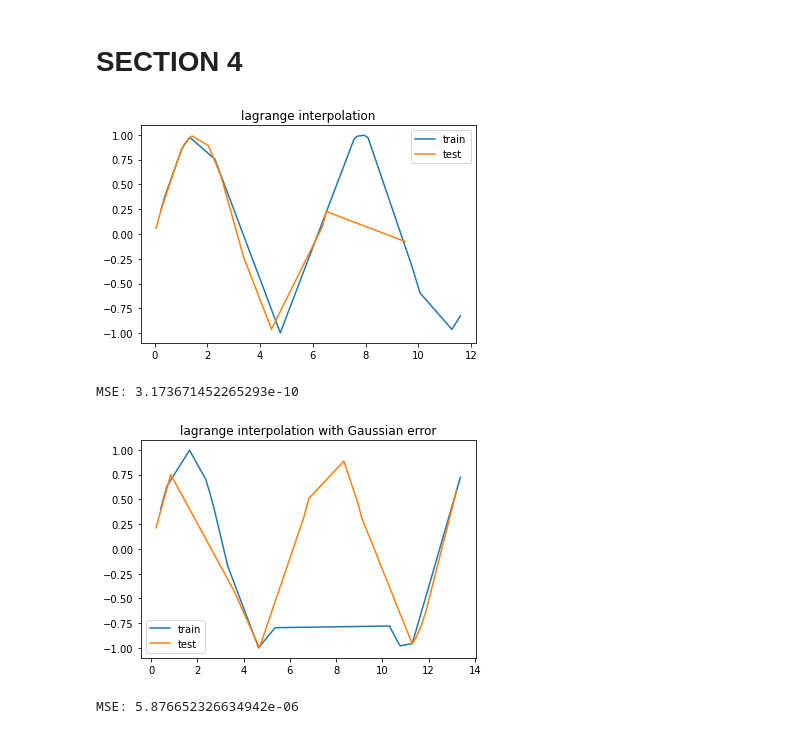
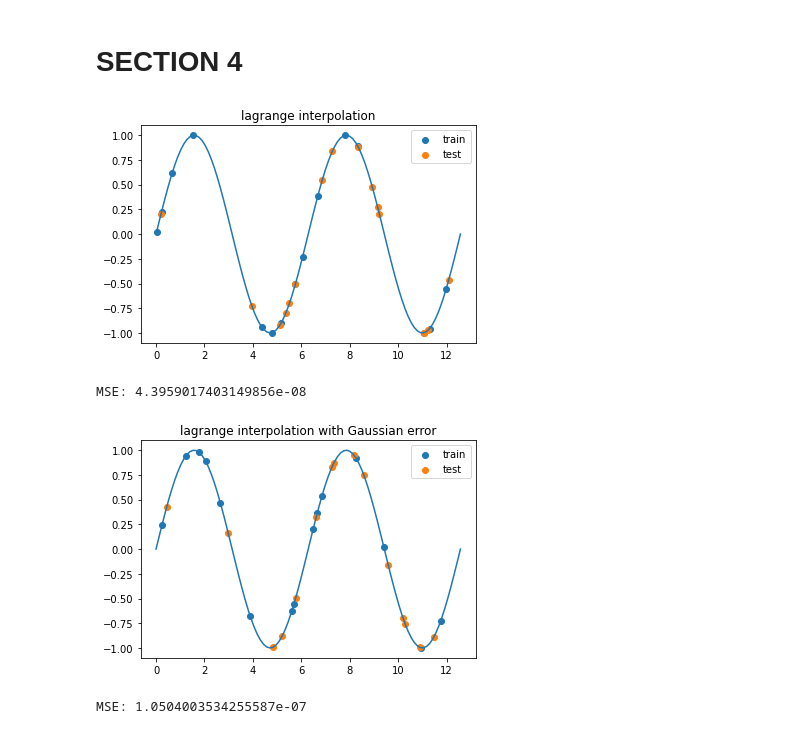
Before and after one commit to arstrim/UW_CS760, a Jupyter notebook: hw2.ipynb, the cells around one changed output. Cells and saved outputs as stored; diff of their text form; code cells hidden in the pictures.

Commit message:
fixed part 4 graphs

```diff
--- a/hw2.ipynb
+++ b/hw2.ipynb
@@ -515,12 +515,13 @@ x = sorted(np.random.uniform(a, b, n_points))
 y = np.sin(x)
 poly = lagrange(x, y)
 
-plt.plot(x, y, label = 'train')
+plt.scatter(x, y, label = 'train')
+plt.plot(np.linspace(a, b, 100), np.sin(np.linspace(a, b, 100)))
 
 x_test = sorted(np.random.uniform(a, b, n_points))
 y_pred = poly(x_test)
 y_true = np.sin(x_test)
-plt.plot(x_test, y_pred, label = 'test')
+plt.scatter(x_test, y_pred, label = 'test')
 
 plt.legend()
 plt.title('lagrange interpolation')
@@ -530,34 +531,35 @@ plt.show();
 MSE = np.square(np.subtract(y_true,y_pred)).mean()
 print('MSE:', MSE)
 # %% [output]
-[figure, old version]
+[figure, new version]
-MSE: 3.173671452265293e-10
+MSE: 4.3959017403149856e-08
 # %%
 x = sorted(np.random.uniform(a, b, n_points))
 noise = np.random.normal(loc=0.0, scale=1.0, size=n_points)
 x+=noise
 x = sorted(x)
 # x = sorted(np.random.uniform(a, b, 19))
 y = np.sin(x)
 poly = lagrange(x, y)
+plt.plot(np.linspace(a, b, 100), np.sin(np.linspace(a, b, 100)))
 
-plt.plot(x, y, label = 'train')
+plt.scatter(x, y, label = 'train')
 
 x_test = sorted(np.random.uniform(a, b, n_points))
 noise = np.random.normal(loc=0.0, scale=1.0, size=n_points)
 x_test+=noise
 x_test = sorted(x_test)
 y_pred = poly(x_test)
 y_true = np.sin(x_test)
-plt.plot(x_test, y_pred, label = 'test')
+plt.scatter(x_test, y_pred, label = 'test')
 
 plt.legend()
 plt.title('lagrange interpolation with Gaussian error')
 plt.savefig('lagrange_error.png')
 plt.show();
 
 MSE = np.square(np.subtract(y_true,y_pred)).mean()
 print('MSE:', MSE)
 # %% [output]
-[figure, old version]
+[figure, new version]
-MSE: 5.876652326634942e-06
+MSE: 1.0504003534255587e-07
```
Also changed, not shown: parts of 10 cells of this notebook.
